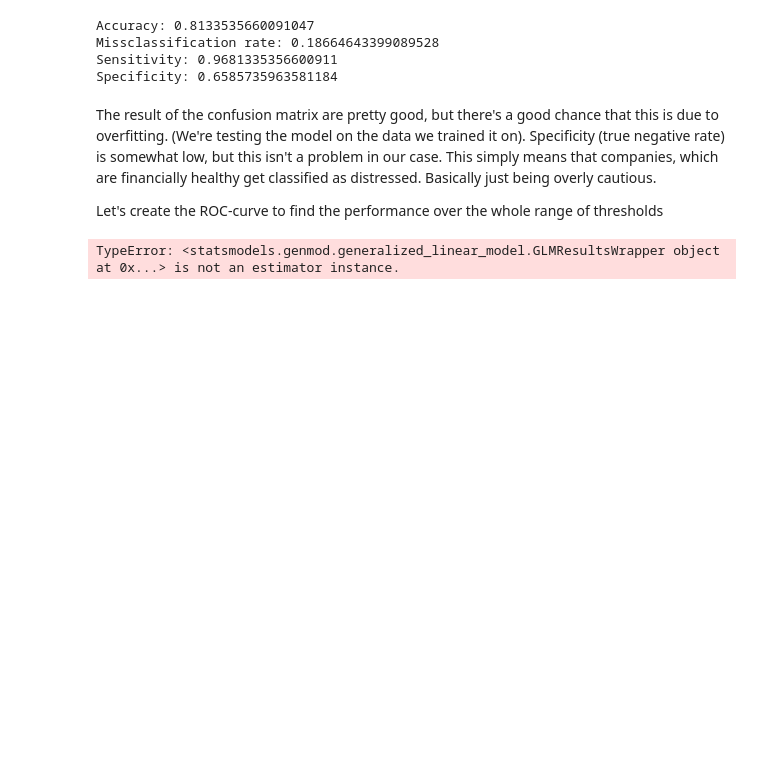
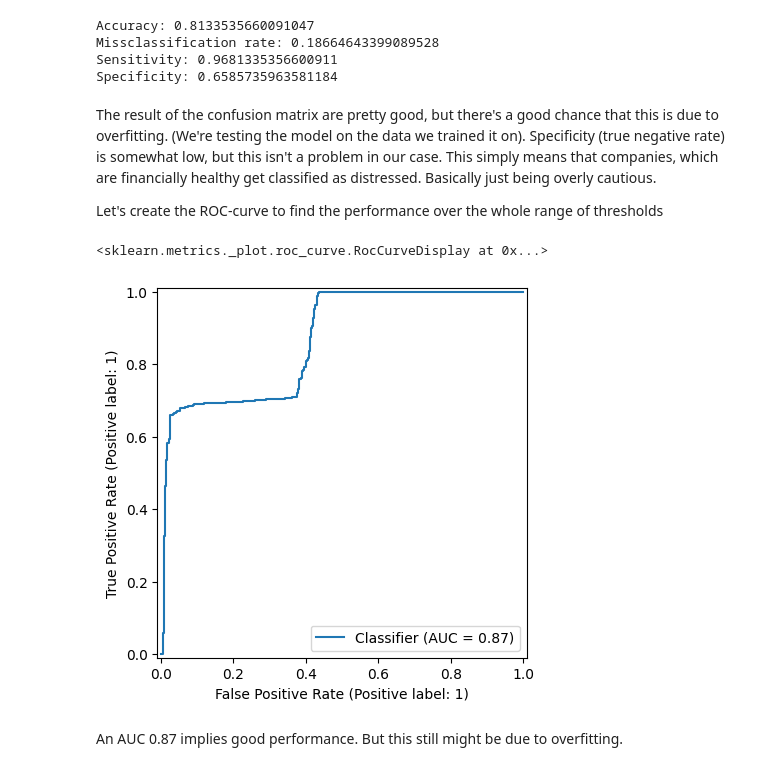
Before and after one commit to quityQ/bachelor, a Jupyter notebook: playgrounds/logreg_playground.ipynb, the cells around one changed output. Saved outputs shown, nothing was run; the diff lists cells and outputs as text; code cells hidden in the pictures; blank space fills up the shorter version.

```diff
--- a/playgrounds/logreg_playground.ipynb
+++ b/playgrounds/logreg_playground.ipynb
@@ -359,8 +359,11 @@ Specificity (true negative rate) is somewhat low, but this isn't a problem in ou
 Let's create the ROC-curve to find the performance over the whole range of thresholds
 # %%
 # ROC curve
-roc_curve = RocCurveDisplay.from_estimator
+roc_curve = RocCurveDisplay.from_predictions
 
-roc_curve(results, X, y)
+roc_curve(true_labels, probs, pos_label='1')
 # %% [output]
-TypeError: <statsmodels.genmod.generalized_linear_model.GLMResultsWrapper object at 0x...> is not an estimator instance.
+<sklearn.metrics._plot.roc_curve.RocCurveDisplay at 0x...>
+[figure, added]
+# %% [markdown]
+An AUC 0.87 implies good performance. But this still might be due to overfitting.
```
Also changed, not shown: 5 other files.
